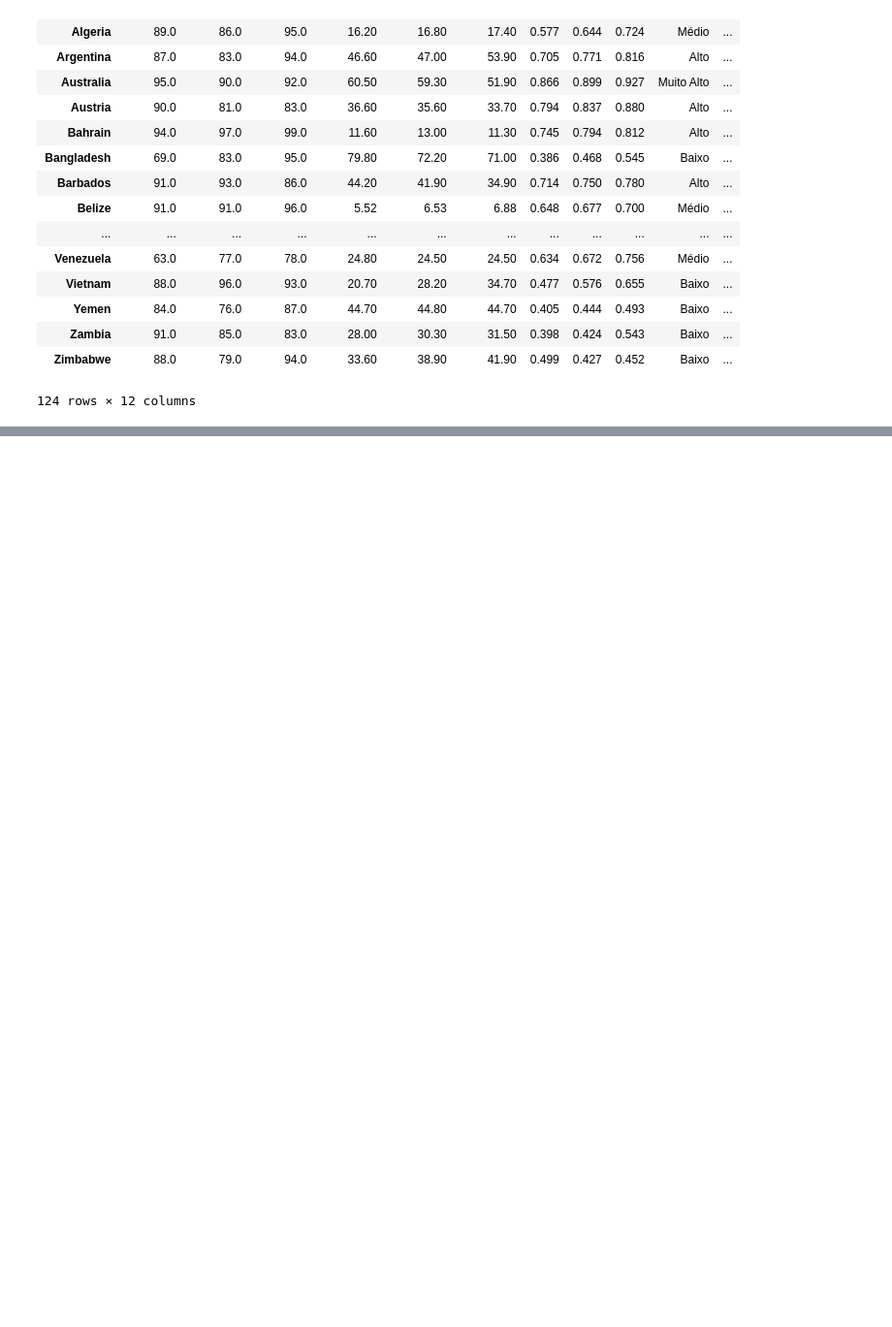
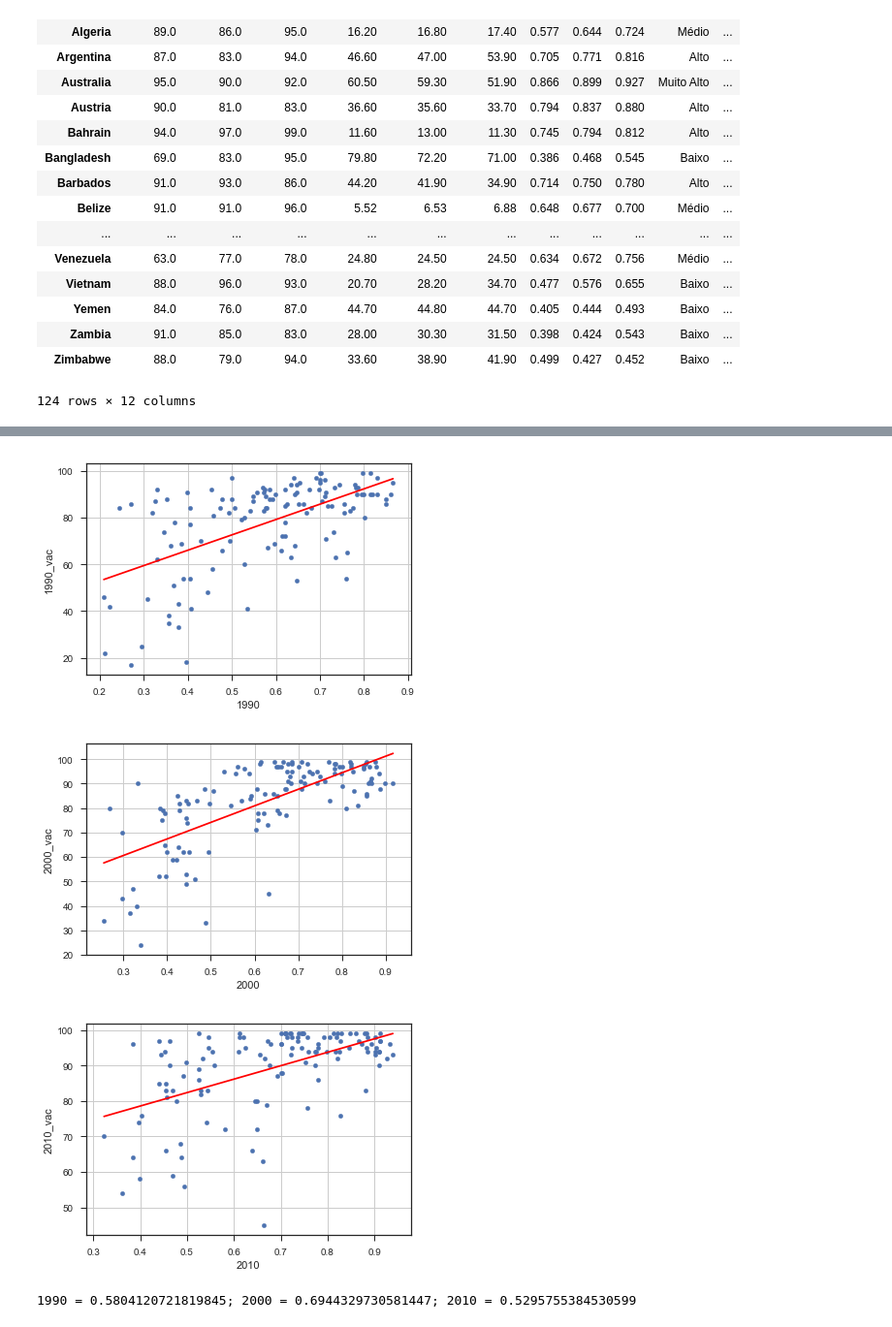
Before and after one commit to fscmaluf/Projeto1FabioMaluf, a Jupyter notebook: Projeto1_FabioMaluf.ipynb, the cells around one changed output, grey strips where cells are left out. Shown at 97% size. Cells and saved outputs as stored; diff of their text form; code cells hidden in the pictures; blank space fills up the shorter version.

```diff
--- a/Projeto1_FabioMaluf.ipynb
+++ b/Projeto1_FabioMaluf.ipynb
@@ -107,0 +153,24 @@ sns.pairplot(data10,hue= 'IDH_disc')
+# %%
+data.plot.scatter(x=1990,y='1990_vac');
+reta(data[1990], data['1990_vac'])
+plt.grid()
+plt.show()
+data[1990].corr(data['1990_vac'])
+
+data.plot.scatter(x=2000,y='2000_vac');
+reta(data[2000], data['2000_vac'])
+plt.grid()
+plt.show()
+
+data.plot.scatter(x=2010,y='2010_vac');
+reta(data[2010], data['2010_vac'])
+plt.grid()
+plt.show()
+
+print('1990 = {0}; 2000 = {1}; 2010 = {2}'.format(data[1990].corr(data['1990_vac']),\
+                                                   data[2000].corr(data['2000_vac']),data[2010].corr(data['2010_vac'])))
+# %% [output]
+[figure, added]
+[figure, added]
+[figure, added]
+1990 = 0.5804120721819845; 2000 = 0.6944329730581447; 2010 = 0.5295755384530599
```
Also changed, not shown: parts of 16 cells of this notebook.
